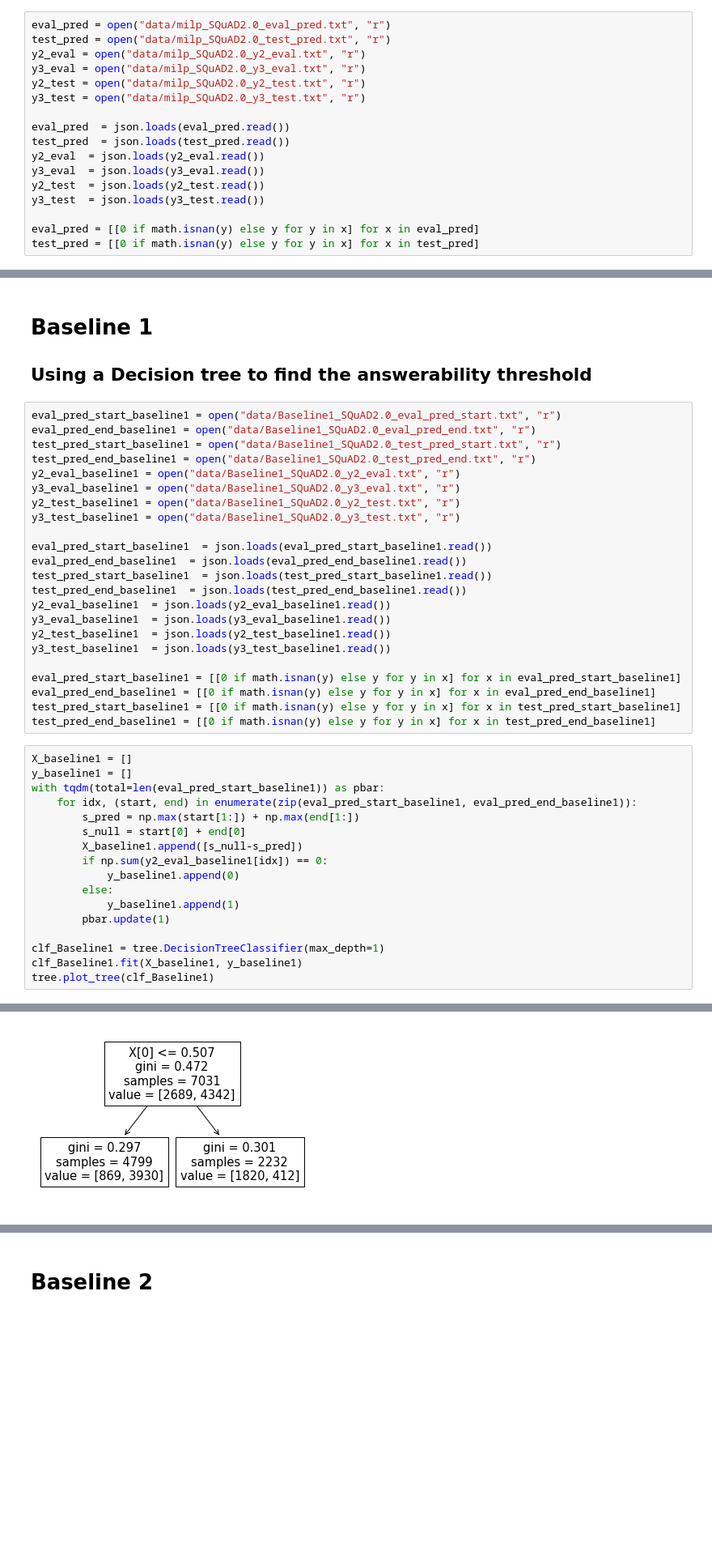
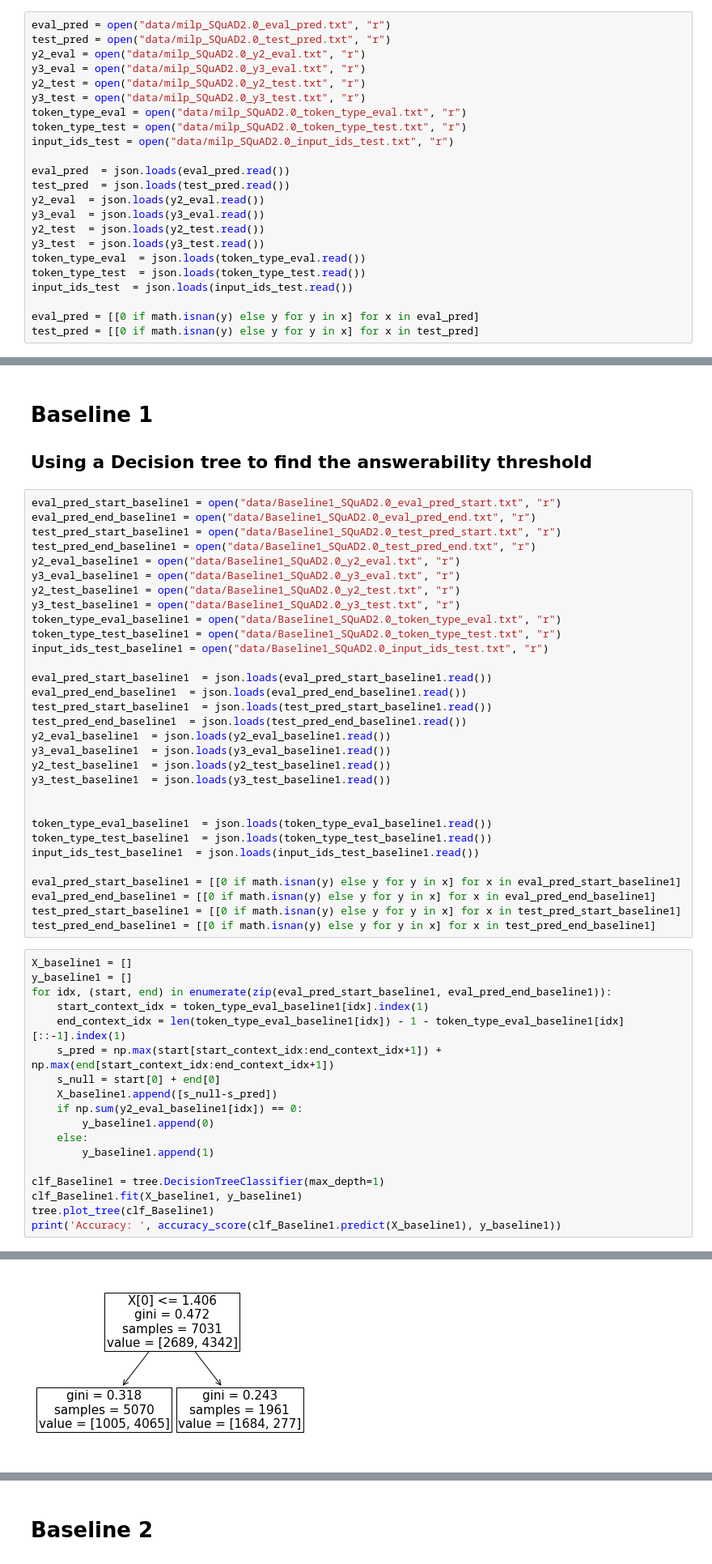
Before and after one commit to rbouadjenek/DeepQA, a Jupyter notebook: DeepQA/Evaluation_SQuAD2.0.ipynb, the cells around one changed output, grey strips where cells are left out. Shown at 81% size. Saved outputs shown, nothing was run; the diff lists cells and outputs as text; blank space fills up the shorter version.

```diff
--- a/DeepQA/Evaluation_SQuAD2.0.ipynb
+++ b/DeepQA/Evaluation_SQuAD2.0.ipynb
@@ -23,6 +26,9 @@ y2_eval = open("data/milp_SQuAD2.0_y2_eval.txt", "r")
 y3_eval = open("data/milp_SQuAD2.0_y3_eval.txt", "r")
 y2_test = open("data/milp_SQuAD2.0_y2_test.txt", "r")
 y3_test = open("data/milp_SQuAD2.0_y3_test.txt", "r")
+token_type_eval = open("data/milp_SQuAD2.0_token_type_eval.txt", "r")
+token_type_test = open("data/milp_SQuAD2.0_token_type_test.txt", "r")
+input_ids_test = open("data/milp_SQuAD2.0_input_ids_test.txt", "r")
 
 eval_pred  = json.loads(eval_pred.read())
 test_pred  = json.loads(test_pred.read())
@@ -30,6 +36,9 @@ y2_eval  = json.loads(y2_eval.read())
 y3_eval  = json.loads(y3_eval.read())
 y2_test  = json.loads(y2_test.read())
 y3_test  = json.loads(y3_test.read())
+token_type_eval  = json.loads(token_type_eval.read())
+token_type_test  = json.loads(token_type_test.read())
+input_ids_test  = json.loads(input_ids_test.read())
 
 eval_pred = [[0 if math.isnan(y) else y for y in x] for x in eval_pred]
 test_pred = [[0 if math.isnan(y) else y for y in x] for x in test_pred]
@@ -188,6 +198,9 @@ y2_eval_baseline1 = open("data/Baseline1_SQuAD2.0_y2_eval.txt", "r")
 y3_eval_baseline1 = open("data/Baseline1_SQuAD2.0_y3_eval.txt", "r")
 y2_test_baseline1 = open("data/Baseline1_SQuAD2.0_y2_test.txt", "r")
 y3_test_baseline1 = open("data/Baseline1_SQuAD2.0_y3_test.txt", "r")
+token_type_eval_baseline1 = open("data/Baseline1_SQuAD2.0_token_type_eval.txt", "r")
+token_type_test_baseline1 = open("data/Baseline1_SQuAD2.0_token_type_test.txt", "r")
+input_ids_test_baseline1 = open("data/Baseline1_SQuAD2.0_input_ids_test.txt", "r")
 
 eval_pred_start_baseline1  = json.loads(eval_pred_start_baseline1.read())
 eval_pred_end_baseline1  = json.loads(eval_pred_end_baseline1.read())
@@ -198,6 +211,11 @@ y3_eval_baseline1  = json.loads(y3_eval_baseline1.read())
 y2_test_baseline1  = json.loads(y2_test_baseline1.read())
 y3_test_baseline1  = json.loads(y3_test_baseline1.read())
 
+
+token_type_eval_baseline1  = json.loads(token_type_eval_baseline1.read())
+token_type_test_baseline1  = json.loads(token_type_test_baseline1.read())
+input_ids_test_baseline1  = json.loads(input_ids_test_baseline1.read())
+
 eval_pred_start_baseline1 = [[0 if math.isnan(y) else y for y in x] for x in eval_pred_start_baseline1]
 eval_pred_end_baseline1 = [[0 if math.isnan(y) else y for y in x] for x in eval_pred_end_baseline1]
 test_pred_start_baseline1 = [[0 if math.isnan(y) else y for y in x] for x in test_pred_start_baseline1]
@@ -205,18 +223,19 @@ test_pred_end_baseline1 = [[0 if math.isnan(y) else y for y in x] for x in test_
 # %%
 X_baseline1 = []
 y_baseline1 = []
-with tqdm(total=len(eval_pred_start_baseline1)) as pbar:
-    for idx, (start, end) in enumerate(zip(eval_pred_start_baseline1, eval_pred_end_baseline1)):
-        s_pred = np.max(start[1:]) + np.max(end[1:])
-        s_null = start[0] + end[0]
-        X_baseline1.append([s_null-s_pred])
-        if np.sum(y2_eval_baseline1[idx]) == 0:
-            y_baseline1.append(0)
-        else:
-            y_baseline1.append(1)
-        pbar.update(1)
+for idx, (start, end) in enumerate(zip(eval_pred_start_baseline1, eval_pred_end_baseline1)):
+    start_context_idx = token_type_eval_baseline1[idx].index(1)
+    end_context_idx = len(token_type_eval_baseline1[idx]) - 1 - token_type_eval_baseline1[idx][::-1].index(1)
+    s_pred = np.max(start[start_context_idx:end_context_idx+1]) + np.max(end[start_context_idx:end_context_idx+1])
+    s_null = start[0] + end[0]
+    X_baseline1.append([s_null-s_pred])
+    if np.sum(y2_eval_baseline1[idx]) == 0:
+        y_baseline1.append(0)
+    else:
+        y_baseline1.append(1)
 
 clf_Baseline1 = tree.DecisionTreeClassifier(max_depth=1)
 clf_Baseline1.fit(X_baseline1, y_baseline1)
 tree.plot_tree(clf_Baseline1)
+print('Accuracy: ', accuracy_score(clf_Baseline1.predict(X_baseline1), y_baseline1))
 # %% [output]
@@ -226,4 +243,4 @@ tree.plot_tree(clf_Baseline1)
-[figure, old version]
+[figure, new version]
 # %%
 count_Baseline1 = []
 p_Baseline1 = []
```
Also changed, not shown: parts of 16 cells of this notebook, 4 other files.
